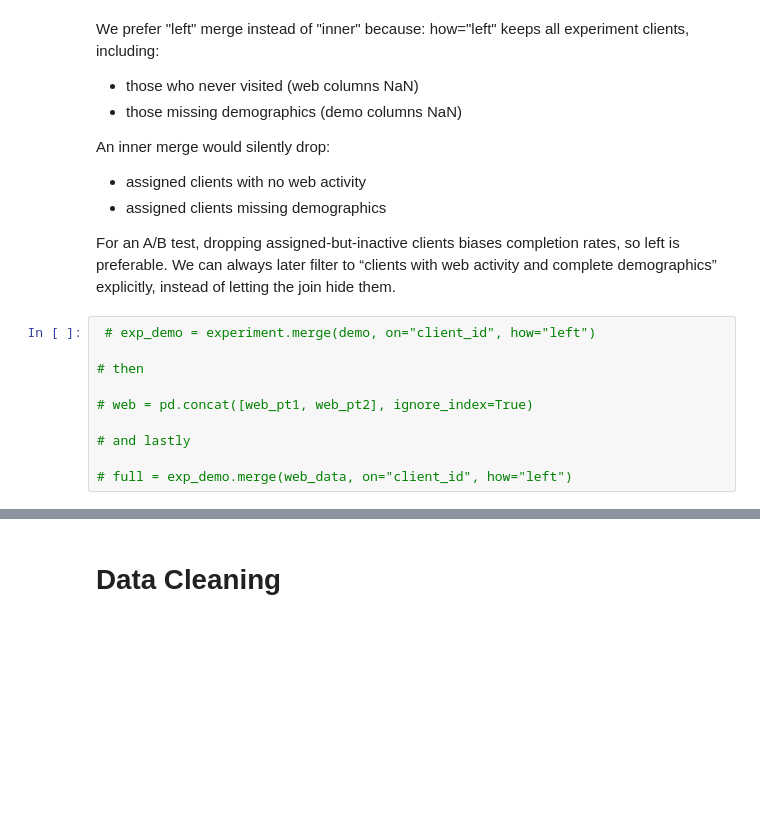
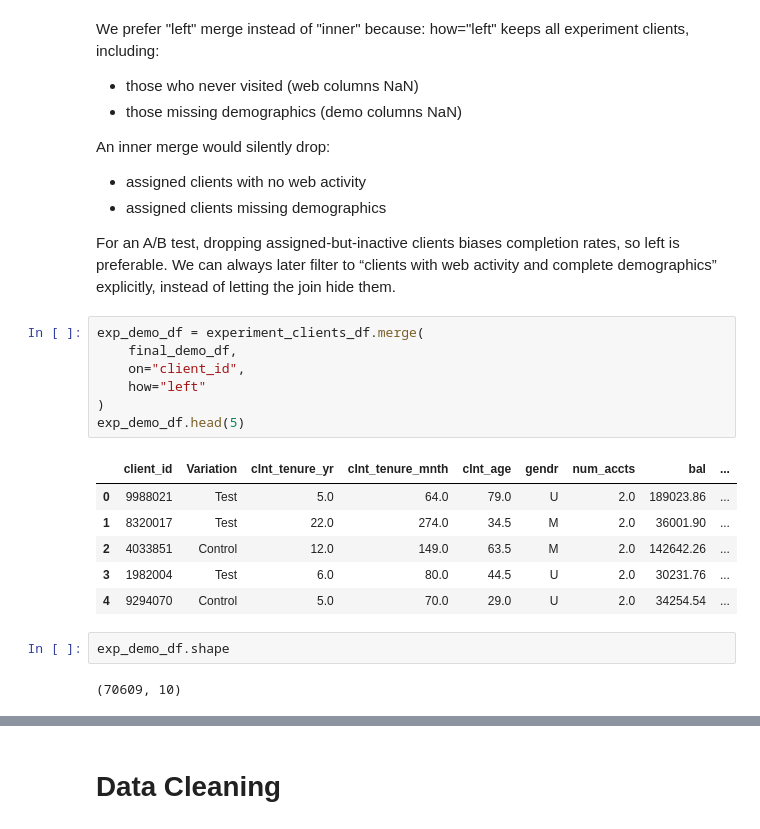
Before and after one commit to ChVlachakis/house-greyjoy, a Jupyter notebook: notebooks/data_import_christos.ipynb, the cells around one changed output, grey strips where cells are left out. Saved outputs shown, nothing was run; the diff lists cells and outputs as text; blank space fills up the shorter version.

```diff
--- a/notebooks/data_import_christos.ipynb
+++ b/notebooks/data_import_christos.ipynb
@@ -393,12 +744,20 @@ An inner merge would silently drop:
 
 For an A/B test, dropping assigned-but-inactive clients biases completion rates, so left is preferable. We can always later filter to “clients with web activity and complete demographics” explicitly, instead of letting the join hide them.
 # %%
- # exp_demo = experiment.merge(demo, on="client_id", how="left")
-
-# then
-
-# web = pd.concat([web_pt1, web_pt2], ignore_index=True)
-
-# and lastly
-
-# full = exp_demo.merge(web_data, on="client_id", how="left")
+exp_demo_df = experiment_clients_df.merge(
+    final_demo_df,
+    on="client_id",
+    how="left"
+)
+exp_demo_df.head(5)
+# %% [output]
+|  | client_id | Variation | clnt_tenure_yr | clnt_tenure_mnth | clnt_age | gendr | num_accts | bal | ... |
+| 0 | 9988021 | Test | 5.0 | 64.0 | 79.0 | U | 2.0 | 189023.86 | ... |
+| 1 | 8320017 | Test | 22.0 | 274.0 | 34.5 | M | 2.0 | 36001.90 | ... |
+| 2 | 4033851 | Control | 12.0 | 149.0 | 63.5 | M | 2.0 | 142642.26 | ... |
+| 3 | 1982004 | Test | 6.0 | 80.0 | 44.5 | U | 2.0 | 30231.76 | ... |
+| 4 | 9294070 | Control | 5.0 | 70.0 | 29.0 | U | 2.0 | 34254.54 | ... |
+# %%
+exp_demo_df.shape
+# %% [output]
+(70609, 10)
```
Also changed, not shown: parts of 70 cells of this notebook, 6 other files.
